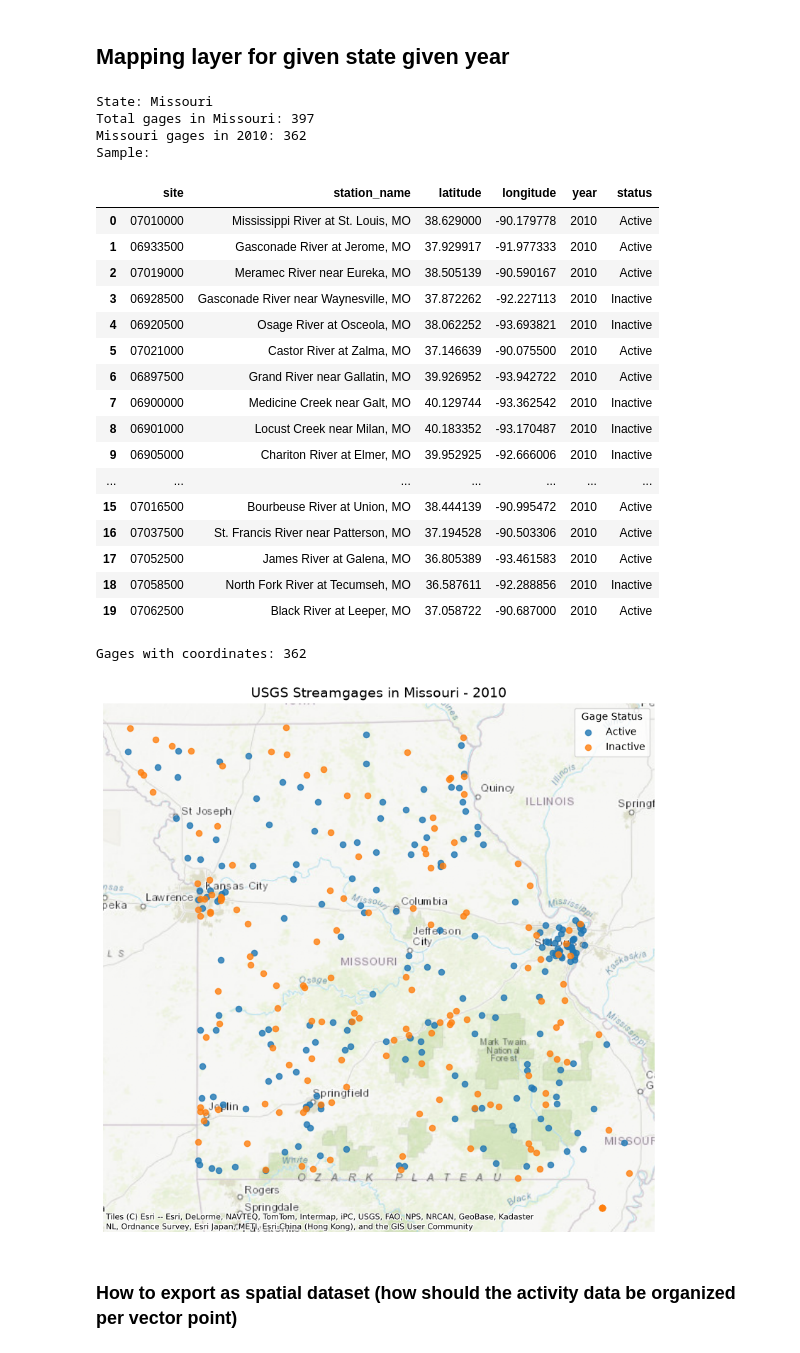
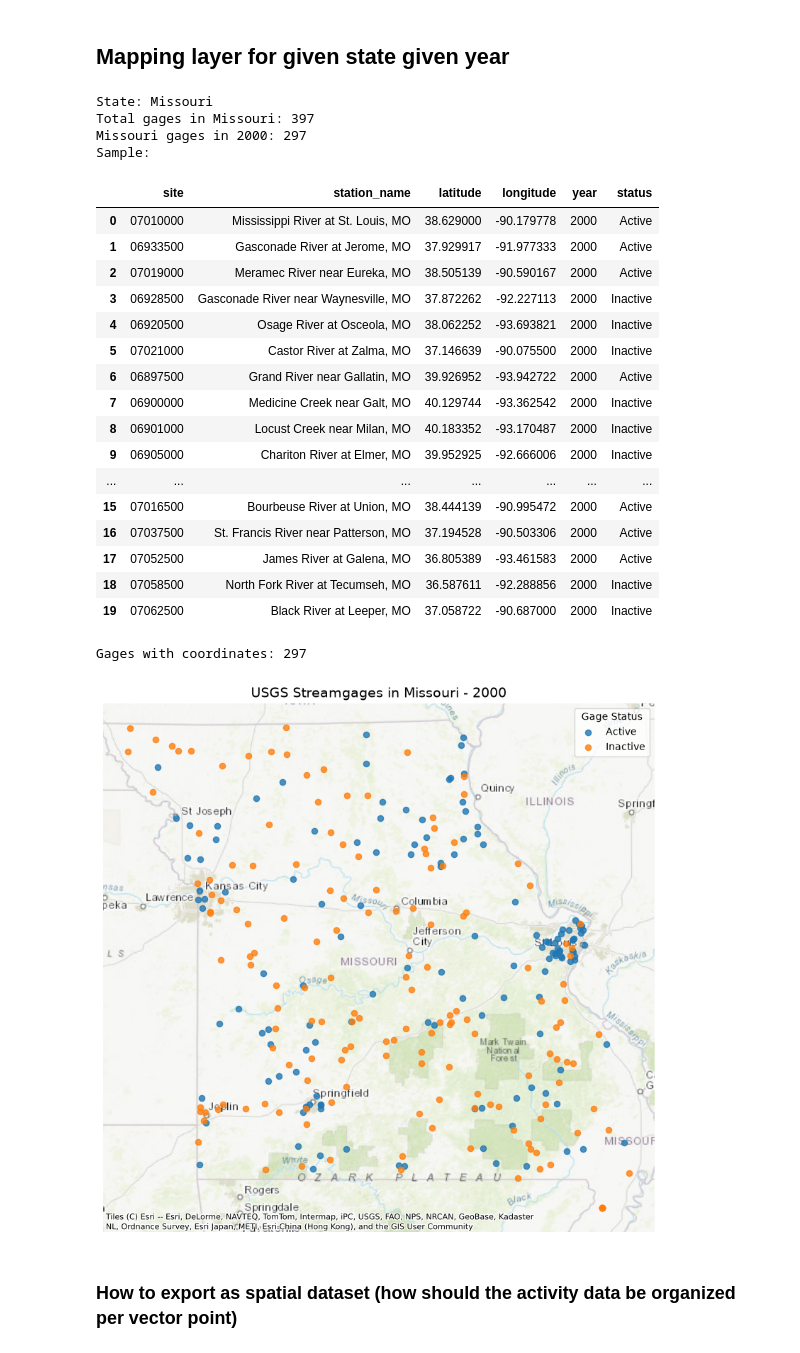
Before and after one commit to SophiaMeyers/USGS-Gages-Research, a Jupyter notebook: notebooks/261021-01_explore_usgs_gages.ipynb, the cells around one changed output. Drawn from its saved outputs; the diff is of its cells as text; code cells hidden in the pictures.

```diff
--- a/notebooks/261021-01_explore_usgs_gages.ipynb
+++ b/notebooks/261021-01_explore_usgs_gages.ipynb
@@ -596,7 +597,7 @@ Rows matching 09489082: 1
 # %%
 #interchangable
 state = "Missouri"
-year = 2010
+year = 2000
 
 #From previous
 input_file = (
@@ -746,51 +747,51 @@ inactive = gdf[gdf["status"] == "Inactive"]
 inactive.plot(
     ax=ax,
     markersize=35,
     label="Inactive",
     alpha=0.8
 )
 
 # Add basemap
 ctx.add_basemap(
     ax,
     source=ctx.providers.Esri.WorldTopoMap
 )
 
 ax.set_title(
     f"USGS Streamgages in {state} - {year}",
     fontsize=14
 )
 
 ax.set_axis_off()
 
 ax.legend(title="Gage Status")
 
 plt.tight_layout()
 plt.show()
 # %% [output]
 State: Missouri
 Total gages in Missouri: 397
-Missouri gages in 2010: 362
+Missouri gages in 2000: 297
 Sample:
 |  | site | station_name | latitude | longitude | year | status |
-| 0 | 07010000 | Mississippi River at St. Louis, MO | 38.629000 | -90.179778 | 2010 | Active |
-| 1 | 06933500 | Gasconade River at Jerome, MO | 37.929917 | -91.977333 | 2010 | Active |
-| 2 | 07019000 | Meramec River near Eureka, MO | 38.505139 | -90.590167 | 2010 | Active |
-| 3 | 06928500 | Gasconade River near Waynesville, MO | 37.872262 | -92.227113 | 2010 | Inactive |
-| 4 | 06920500 | Osage River at Osceola, MO | 38.062252 | -93.693821 | 2010 | Inactive |
-| 5 | 07021000 | Castor River at Zalma, MO | 37.146639 | -90.075500 | 2010 | Active |
-| 6 | 06897500 | Grand River near Gallatin, MO | 39.926952 | -93.942722 | 2010 | Active |
-| 7 | 06900000 | Medicine Creek near Galt, MO | 40.129744 | -93.362542 | 2010 | Inactive |
-| 8 | 06901000 | Locust Creek near Milan, MO | 40.183352 | -93.170487 | 2010 | Inactive |
-| 9 | 06905000 | Chariton River at Elmer, MO | 39.952925 | -92.666006 | 2010 | Inactive |
+| 0 | 07010000 | Mississippi River at St. Louis, MO | 38.629000 | -90.179778 | 2000 | Active |
+| 1 | 06933500 | Gasconade River at Jerome, MO | 37.929917 | -91.977333 | 2000 | Active |
+| 2 | 07019000 | Meramec River near Eureka, MO | 38.505139 | -90.590167 | 2000 | Active |
+| 3 | 06928500 | Gasconade River near Waynesville, MO | 37.872262 | -92.227113 | 2000 | Inactive |
+| 4 | 06920500 | Osage River at Osceola, MO | 38.062252 | -93.693821 | 2000 | Inactive |
+| 5 | 07021000 | Castor River at Zalma, MO | 37.146639 | -90.075500 | 2000 | Inactive |
+| 6 | 06897500 | Grand River near Gallatin, MO | 39.926952 | -93.942722 | 2000 | Active |
+| 7 | 06900000 | Medicine Creek near Galt, MO | 40.129744 | -93.362542 | 2000 | Inactive |
+| 8 | 06901000 | Locust Creek near Milan, MO | 40.183352 | -93.170487 | 2000 | Inactive |
+| 9 | 06905000 | Chariton River at Elmer, MO | 39.952925 | -92.666006 | 2000 | Inactive |
 | ... | ... | ... | ... | ... | ... | ... |
-| 15 | 07016500 | Bourbeuse River at Union, MO | 38.444139 | -90.995472 | 2010 | Active |
-| 16 | 07037500 | St. Francis River near Patterson, MO | 37.194528 | -90.503306 | 2010 | Active |
-| 17 | 07052500 | James River at Galena, MO | 36.805389 | -93.461583 | 2010 | Active |
-| 18 | 07058500 | North Fork River at Tecumseh, MO | 36.587611 | -92.288856 | 2010 | Inactive |
-| 19 | 07062500 | Black River at Leeper, MO | 37.058722 | -90.687000 | 2010 | Active |
+| 15 | 07016500 | Bourbeuse River at Union, MO | 38.444139 | -90.995472 | 2000 | Active |
+| 16 | 07037500 | St. Francis River near Patterson, MO | 37.194528 | -90.503306 | 2000 | Active |
+| 17 | 07052500 | James River at Galena, MO | 36.805389 | -93.461583 | 2000 | Active |
+| 18 | 07058500 | North Fork River at Tecumseh, MO | 36.587611 | -92.288856 | 2000 | Inactive |
+| 19 | 07062500 | Black River at Leeper, MO | 37.058722 | -90.687000 | 2000 | Inactive |
-Gages with coordinates: 362
+Gages with coordinates: 297
-[figure, old version]
+[figure, new version]
 # %% [markdown]
 ### How to export as spatial dataset (how should the activity data be organized per vector point)
 # %% [markdown]
```
Also changed, not shown: parts of 17 cells of this notebook, 6 other files.
